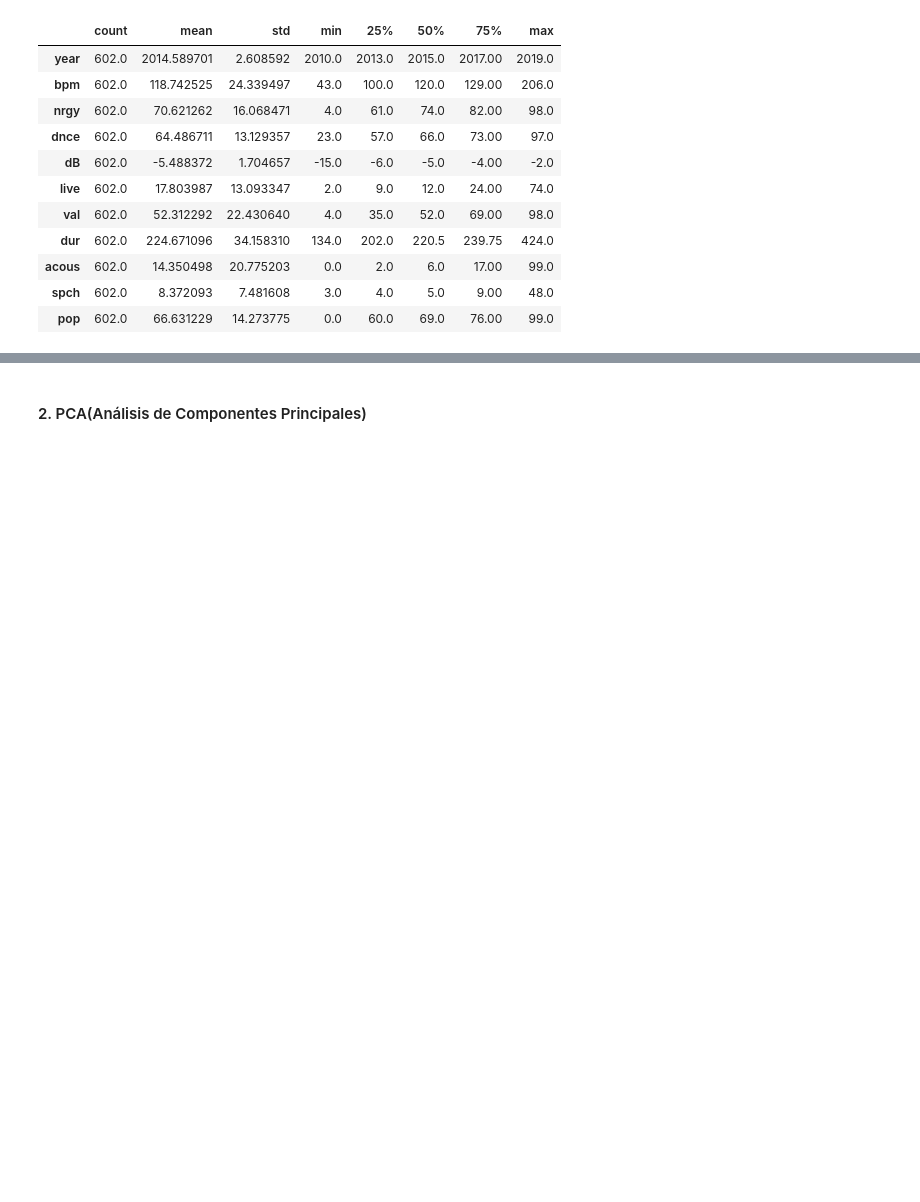
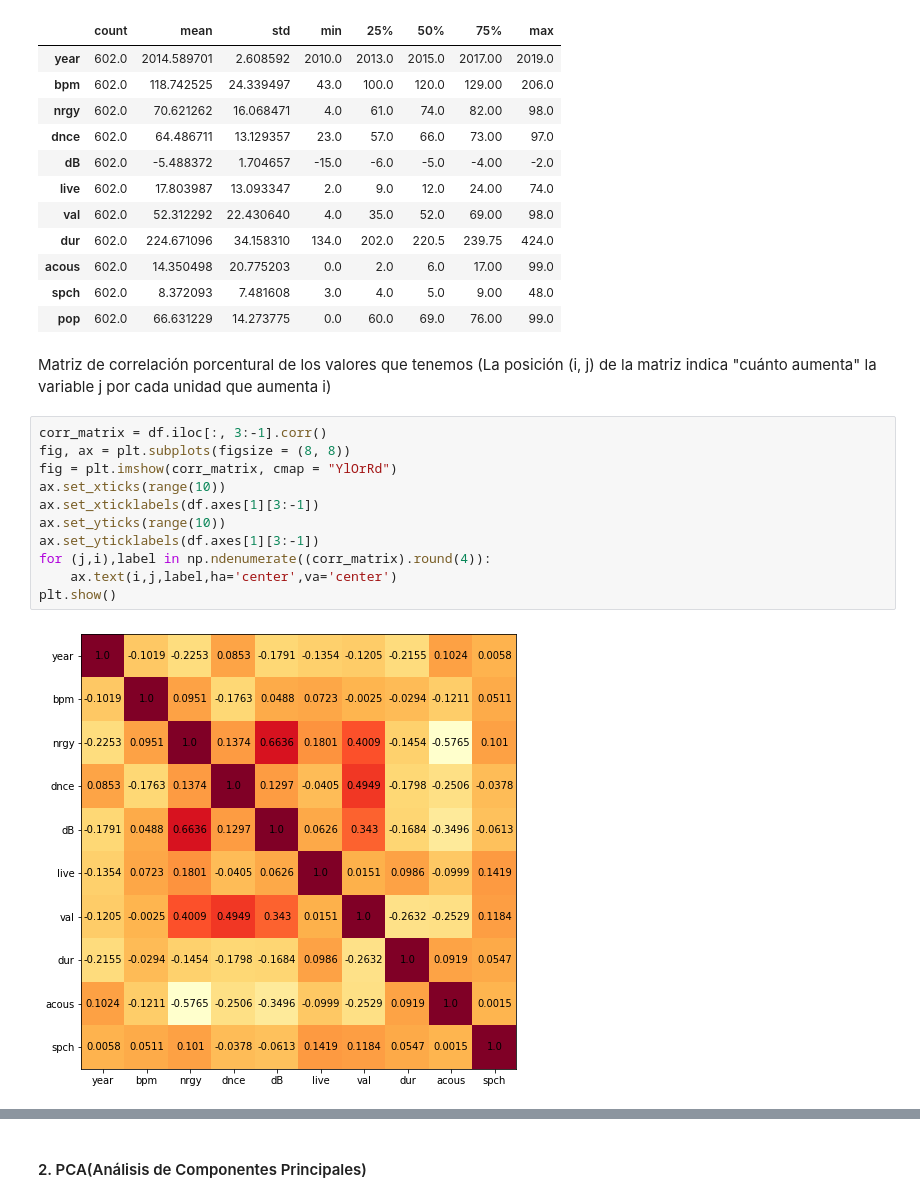
Before and after one commit to JoaquinMateosBarroso/Spotify-songs, a Jupyter notebook: Análisis_Spotify.ipynb, the cells around one changed output, grey strips where cells are left out. Drawn from its saved outputs; the diff is of its cells as text; blank space fills up the shorter version.

```diff
--- a/Análisis_Spotify.ipynb
+++ b/Análisis_Spotify.ipynb
@@ -108,3 +107,18 @@ df.describe().T
 | acous | 602.0 | 14.350498 | 20.775203 | 0.0 | 2.0 | 6.0 | 17.00 | 99.0 |
 | spch | 602.0 | 8.372093 | 7.481608 | 3.0 | 4.0 | 5.0 | 9.00 | 48.0 |
 | pop | 602.0 | 66.631229 | 14.273775 | 0.0 | 60.0 | 69.0 | 76.00 | 99.0 |
+# %% [markdown]
+Matriz de correlación porcentural de los valores que tenemos (La posición (i, j) de la matriz indica "cuánto aumenta" la variable j por cada unidad que aumenta i)
+# %%
+corr_matrix = df.iloc[:, 3:-1].corr()
+fig, ax = plt.subplots(figsize = (8, 8))
+fig = plt.imshow(corr_matrix, cmap = "YlOrRd")
+ax.set_xticks(range(10))
+ax.set_xticklabels(df.axes[1][3:-1])
+ax.set_yticks(range(10))
+ax.set_yticklabels(df.axes[1][3:-1])
+for (j,i),label in np.ndenumerate((corr_matrix).round(4)):
+    ax.text(i,j,label,ha='center',va='center')
+plt.show()
+# %% [output]
+[figure, added]
```
Also changed, not shown: parts of 10 cells of this notebook.
